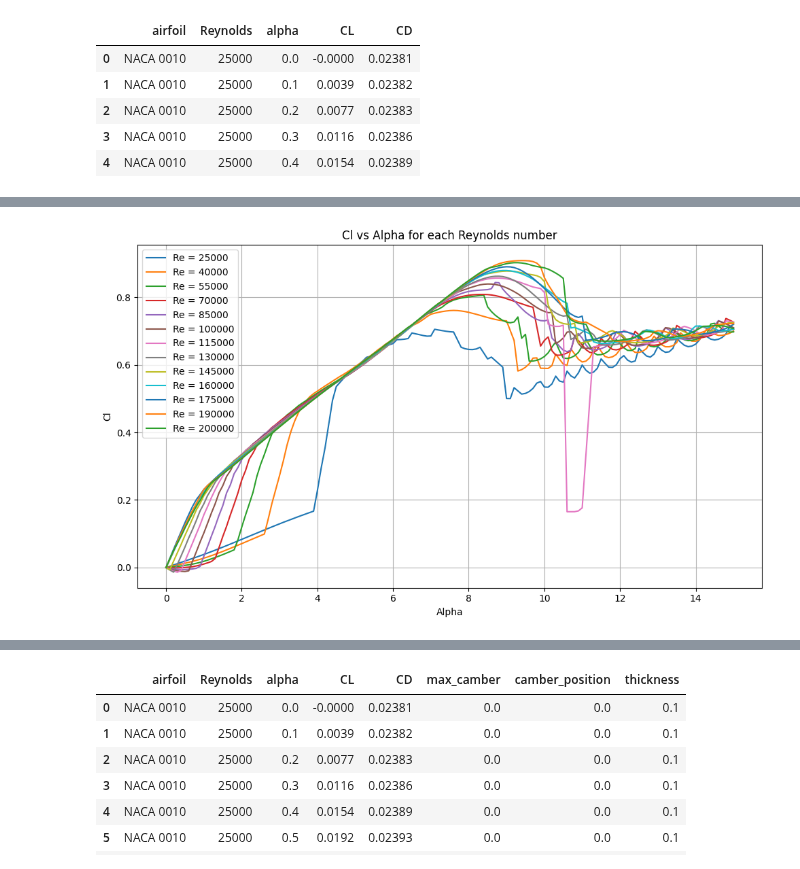
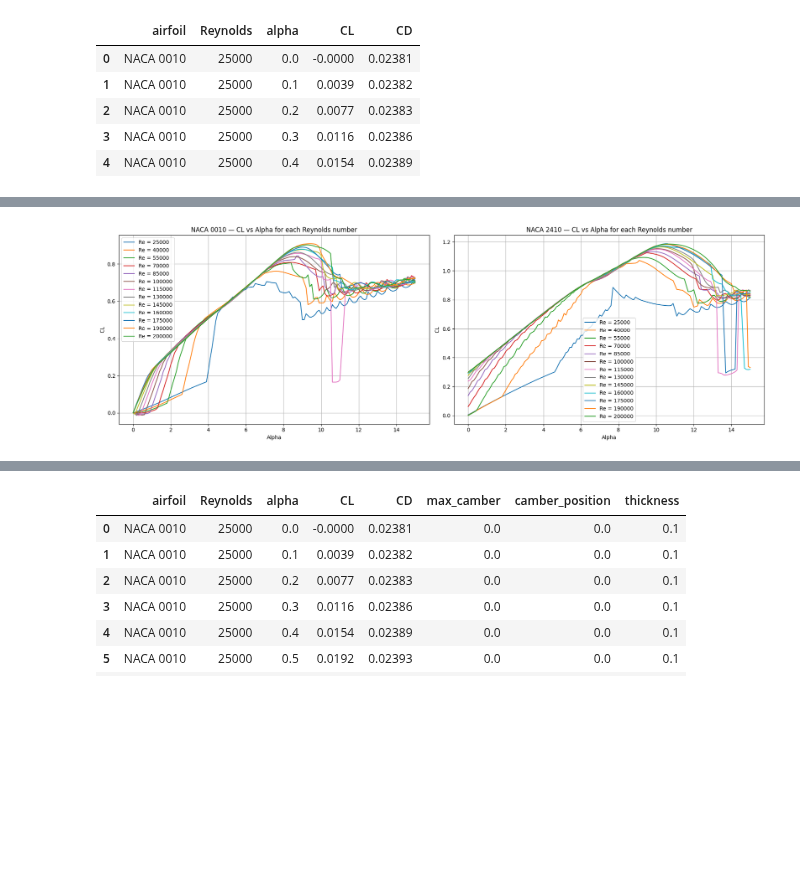
Before and after one commit to miirage-exe/data-driven-engineering, a Jupyter notebook: topic_2_pca.ipynb, the cells around one changed output, grey strips where cells are left out. Drawn from its saved outputs; the diff is of its cells as text; code cells hidden in the pictures; blank space fills up the shorter version.

```diff
--- a/topic_2_pca.ipynb
+++ b/topic_2_pca.ipynb
@@ -67,16 +71,20 @@ plt.show()
 # %%
-fig, ax = plt.subplots(figsize=(10, 6))
+fig, axes = plt.subplots(1, 2, figsize=(18, 6))
 
-for re, group in df_unique_naca.groupby('Reynolds'):
-    group_sorted = group.sort_values('alpha')
-    ax.plot(group_sorted['alpha'], group_sorted['CL'], label=f'Re = {re:.0f}')
+for ax, naca in zip(axes, ["NACA 0010", "NACA 2410"]):
+    df_unique_naca = df[df.airfoil == naca]
 
-ax.set_xlabel('Alpha')
-ax.set_ylabel('Cl')
-ax.set_title('Cl vs Alpha for each Reynolds number')
-ax.legend()
-ax.grid(True)
+    for re, group in df_unique_naca.groupby('Reynolds'):
+        group_sorted = group.sort_values('alpha')
+        ax.plot(group_sorted['alpha'], group_sorted['CL'], label=f'Re = {re:.0f}')
+
+    ax.set_xlabel('Alpha')
+    ax.set_ylabel('CL')
+    ax.set_title(f'{naca} — CL vs Alpha for each Reynolds number')
+    ax.legend()
+    ax.grid(True)
+
 plt.tight_layout()
 plt.show()
 # %% [output]
-[figure, old version]
+[figure, new version]
```
Also changed, not shown: parts of 11 cells of this notebook.
